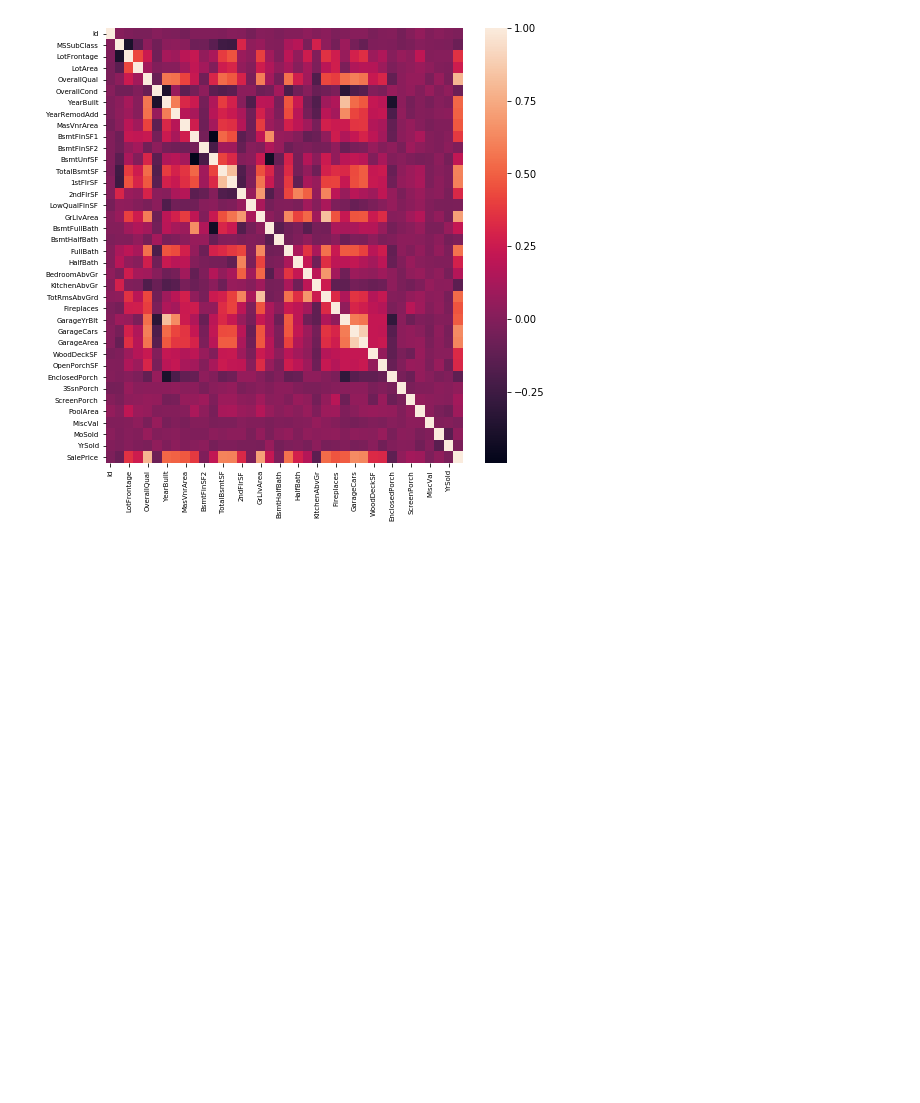
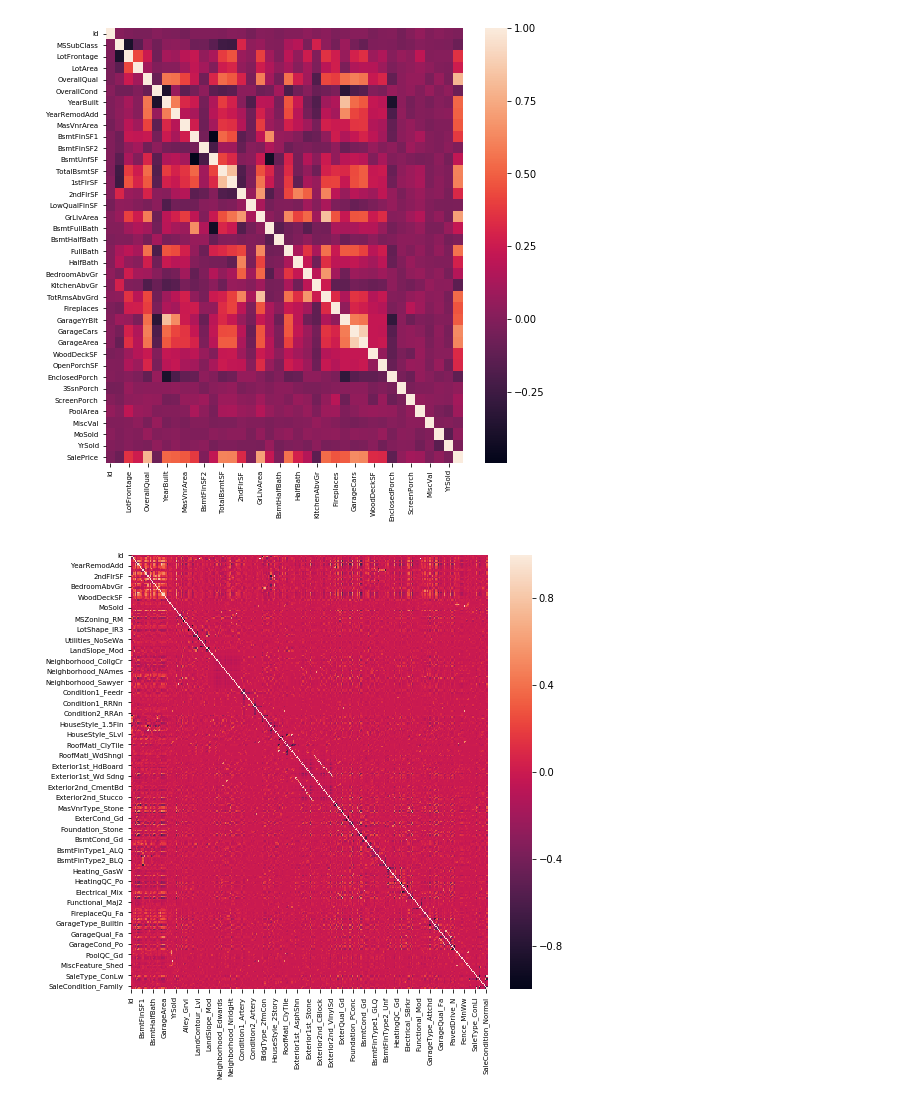
Before and after one commit to n1ghteagle2/school, a Jupyter notebook: homework/Homework3/Homework_3_File_5.ipynb, the cells around one changed output. Drawn from its saved outputs; the diff is of its cells as text; code cells hidden in the pictures; blank space fills up the shorter version.

```diff
--- a/homework/Homework3/Homework_3_File_5.ipynb
+++ b/homework/Homework3/Homework_3_File_5.ipynb
@@ -16,3 +16,14 @@ plt.xticks(rotation=90, size=7)
 plt.show()
 # %% [output]
 [figure]
+# %%
+train = pd.get_dummies(train)
+
+corr = train.corr()
+plt.figure(figsize=(8,8))
+sns.heatmap(corr)
+plt.yticks(rotation=0, size=7)
+plt.xticks(rotation=90, size=7)
+plt.show()
+# %% [output]
+[figure, added]
```
Also changed, not shown: 3 other files.
